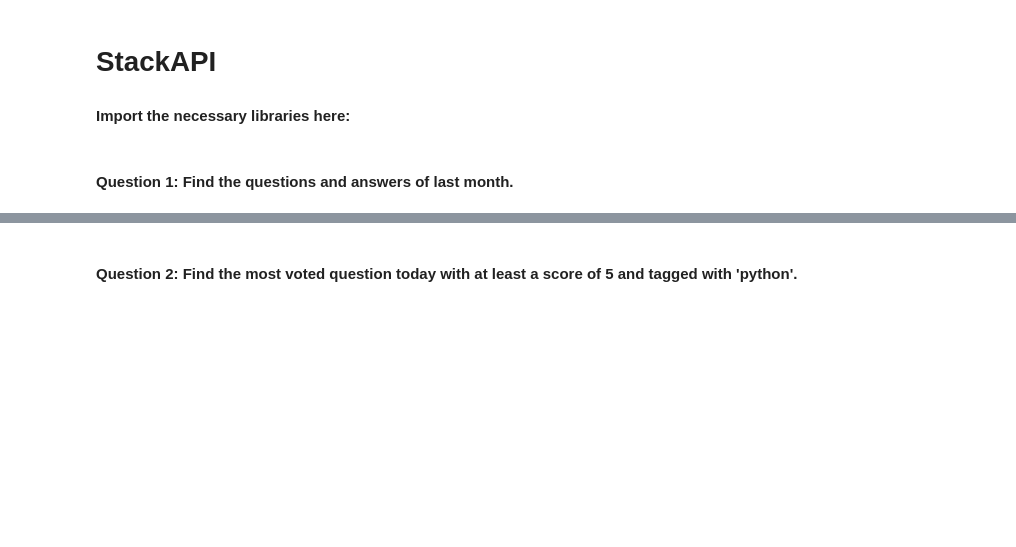
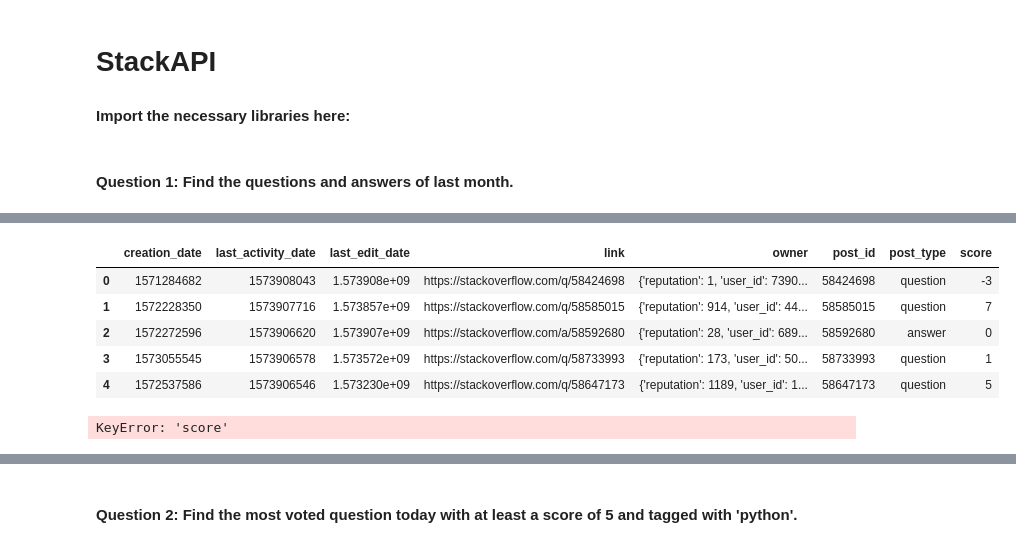
Before and after one commit to estefaniaespinar/lab-stackAPI, a Jupyter notebook: your-code/main.ipynb, the cells around one changed output, grey strips where cells are left out. Drawn from its saved outputs; the diff is of its cells as text; code cells hidden in the pictures; blank space fills up the shorter version.

```diff
--- a/your-code/main.ipynb
+++ b/your-code/main.ipynb
@@ -10,6 +10,6 @@ from stackapi import StackAPI
 #### Question 1: Find the questions and answers of last month.
 # %%
 # your code here
-SITE=StackAPI("stackoverflow")
+SITE = StackAPI("stackoverflow")
 
-answers_last_month = SITE.fetch("answers")
+posts = SITE.fetch("posts", fromdate=1570547602, todate=1573226002)
@@ -20,2 +36,15 @@ answers_last_month[]
 # %%
-df = pd.DataFrame(answers['items'])
+df = pd.DataFrame(posts['items'])
+# %%
+df.head()
+# %% [output]
+|  | creation_date | last_activity_date | last_edit_date | link | owner | post_id | post_type | score |
+| 0 | 1571284682 | 1573908043 | 1.573908e+09 | https://stackoverflow.com/q/58424698 | {'reputation': 1, 'user_id': 7390... | 58424698 | question | -3 |
+| 1 | 1572228350 | 1573907716 | 1.573857e+09 | https://stackoverflow.com/q/58585015 | {'reputation': 914, 'user_id': 44... | 58585015 | question | 7 |
+| 2 | 1572272596 | 1573906620 | 1.573907e+09 | https://stackoverflow.com/a/58592680 | {'reputation': 28, 'user_id': 689... | 58592680 | answer | 0 |
+| 3 | 1573055545 | 1573906578 | 1.573572e+09 | https://stackoverflow.com/q/58733993 | {'reputation': 173, 'user_id': 50... | 58733993 | question | 1 |
+| 4 | 1572537586 | 1573906546 | 1.573230e+09 | https://stackoverflow.com/q/58647173 | {'reputation': 1189, 'user_id': 1... | 58647173 | question | 5 |
+# %%
+df[df['score'] == 5]
+# %% [output]
+KeyError: 'score'
```
Also changed, not shown: parts of 9 cells of this notebook.
